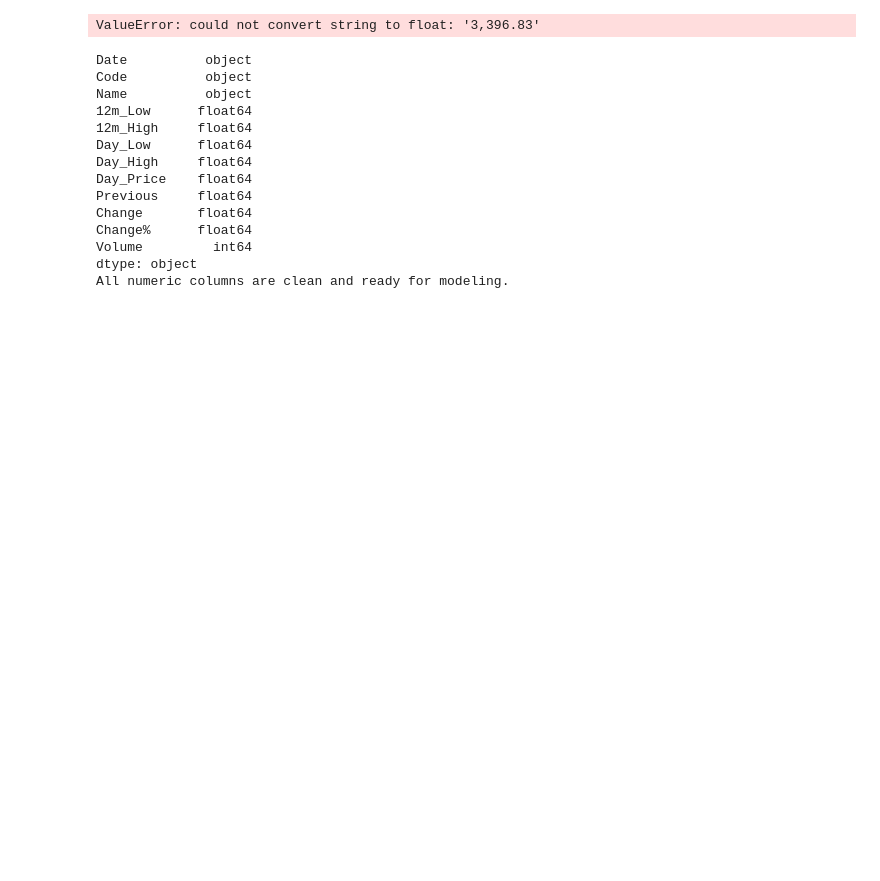
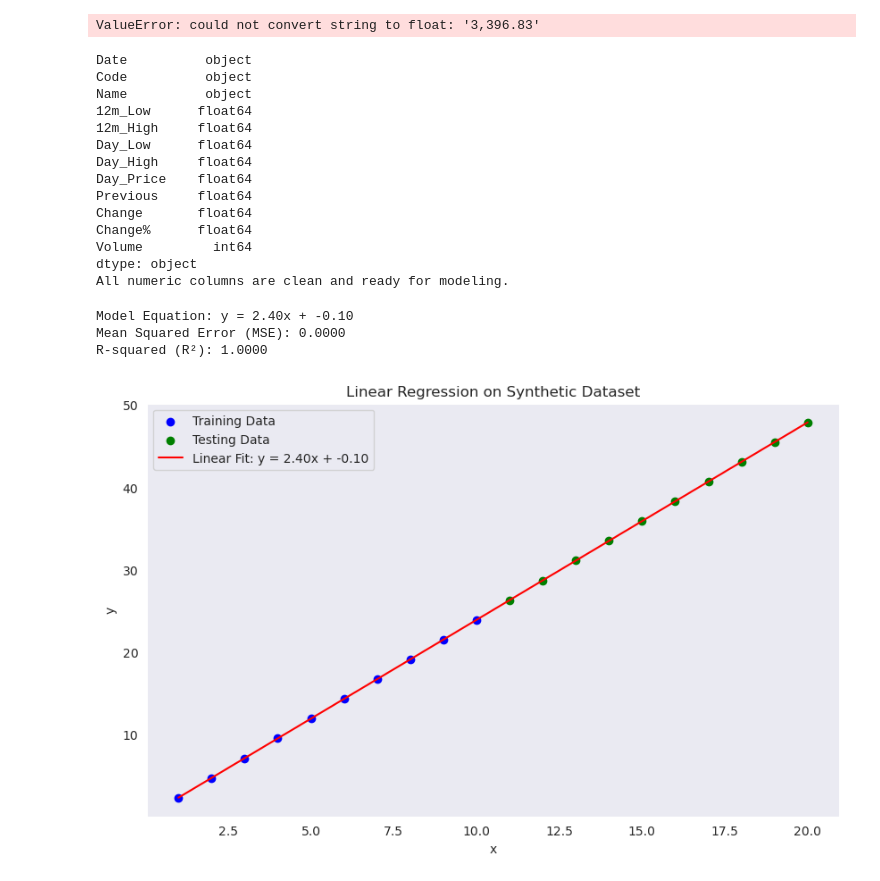
Before and after one commit to Rontim/Knowledge-Based-System, a Jupyter notebook: CAT/NSE/model.ipynb, the cells around one changed output. Drawn from its saved outputs; the diff is of its cells as text; code cells hidden in the pictures; blank space fills up the shorter version.

```diff
--- a/CAT/NSE/model.ipynb
+++ b/CAT/NSE/model.ipynb
@@ -772,3 +772,59 @@ Change%      float64
 Volume         int64
 dtype: object
 All numeric columns are clean and ready for modeling.
+# %%
+import numpy as np
+import matplotlib.pyplot as plt
+from sklearn.linear_model import LinearRegression
+from sklearn.metrics import mean_squared_error, r2_score
+
+# Step 1: Create a synthetic dataset
+x = np.array([1.0, 2.0, 3.0, 4.0, 5.0, 6.0, 7.0, 8.0, 9.0, 10.0,
+              11.0, 12.0, 13.0, 14.0, 15.0, 16.0, 17.0, 18.0, 19.0, 20.0]).reshape(-1, 1)
+y = np.array([2.3, 4.7, 7.1, 9.5, 11.9, 14.3, 16.7, 19.1, 21.5, 23.9,
+              26.3, 28.7, 31.1, 33.5, 35.9, 38.3, 40.7, 43.1, 45.5, 47.9])
+
+# Step 2: Split into training and testing sets
+x_train = x[:10]
+y_train = y[:10]
+x_test = x[10:]
+y_test = y[10:]
+
+# Step 3: Train the Linear Regression Model
+model = LinearRegression()
+model.fit(x_train, y_train)
+
+# Get the model's parameters
+m = model.coef_[0]
+c = model.intercept_
+print(f"Model Equation: y = {m:.2f}x + {c:.2f}")
+
+# Step 4: Test the Model
+y_pred = model.predict(x_test)
+
+# Step 5: Evaluate the Model
+mse = mean_squared_error(y_test, y_pred)
+r2 = r2_score(y_test, y_pred)
+
+print(f"Mean Squared Error (MSE): {mse:.4f}")
+print(f"R-squared (R²): {r2:.4f}")
+
+# Step 6: Visualization
+plt.figure(figsize=(10, 6))
+# Plot training data
+plt.scatter(x_train, y_train, color='blue', label='Training Data')
+# Plot testing data
+plt.scatter(x_test, y_test, color='green', label='Testing Data')
+# Plot regression line
+plt.plot(x, model.predict(x), color='red', label=f'Linear Fit: y = {m:.2f}x + {c:.2f}')
+plt.title('Linear Regression on Synthetic Dataset')
+plt.xlabel('x')
+plt.ylabel('y')
+plt.legend()
+plt.grid()
+plt.show()
+# %% [output]
+Model Equation: y = 2.40x + -0.10
+Mean Squared Error (MSE): 0.0000
+R-squared (R²): 1.0000
+[figure, added]
```
Also changed, not shown: parts of 1 cell of this notebook, 5 other files.
